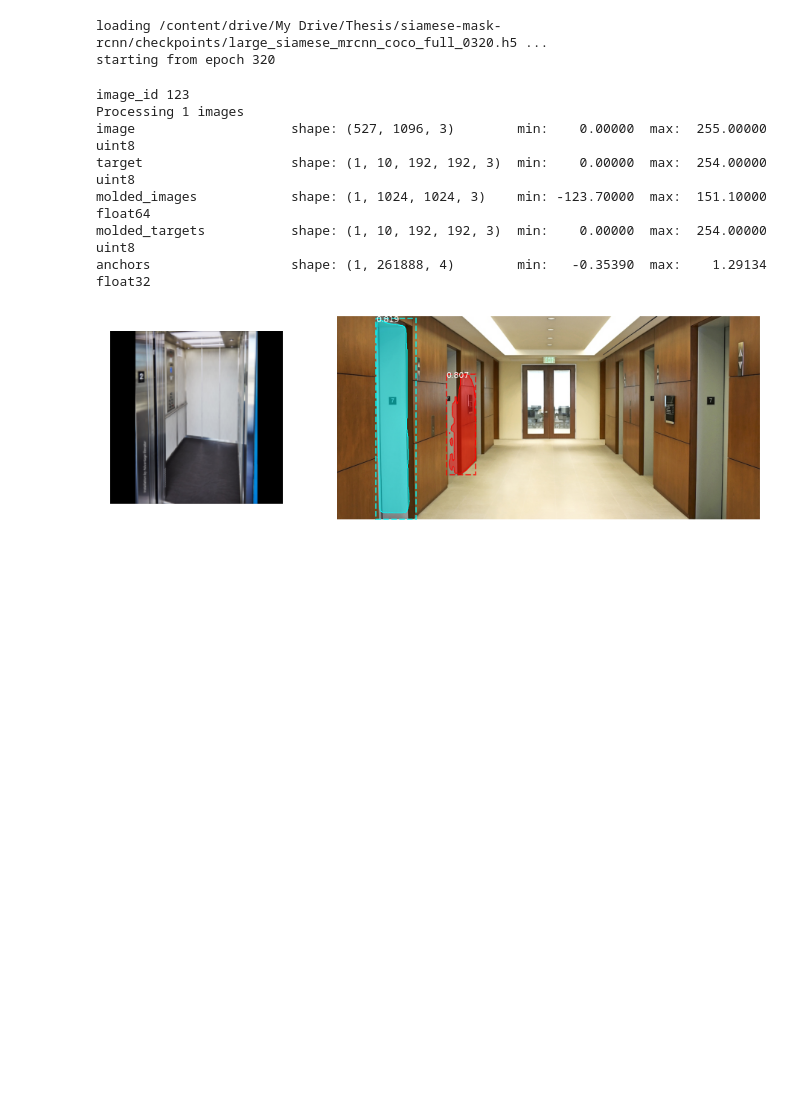
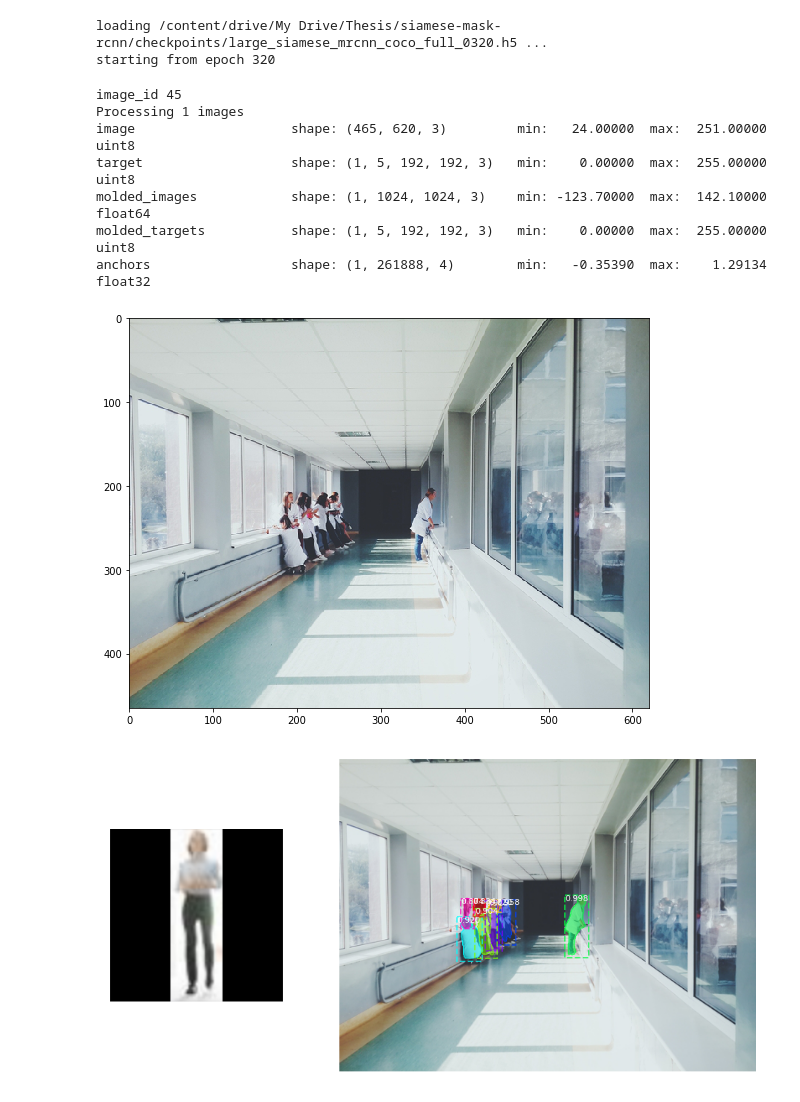
Before and after one commit to IFV/siamese-mask-rcnn, a Jupyter notebook: packagebuddy_evaluate.ipynb, the cells around one changed output. Cells and saved outputs as stored; diff of their text form; code cells hidden in the pictures; blank space fills up the shorter version.

```diff
--- a/packagebuddy_evaluate.ipynb
+++ b/packagebuddy_evaluate.ipynb
@@ -80,7 +80,7 @@ Done (t=0.02s)
 creating index...
 index created!
 # %%
-queryset.ACTIVE_CLASSES = novel_classes # set this param for which classes to evaluate on
+queryset.ACTIVE_CLASSES = all_classes # set this param for which classes to evaluate on
 # %% [markdown]
 ### Model
 # %%
@@ -212,7 +212,7 @@ siamese_utils.evaluate_dataset(model, queryset, coco_object, eval_type="bbox",
 # %% [markdown]
 ### Visualization
 # %%
-config.NUM_TARGETS = 10
+config.NUM_TARGETS = 5
 
 # Create model object in inference mode.
 model = siamese_model.SiameseMaskRCNN(mode="inference", model_dir=MODEL_DIR, config=config)
@@ -221,36 +221,49 @@ model.load_checkpoint(checkpoint, training_schedule=train_schedule)
 loading /content/drive/My Drive/Thesis/siamese-mask-rcnn/checkpoints/large_siamese_mrcnn_coco_full_0320.h5 ...
 starting from epoch 320
 # %%
-import cv2
+from skimage import io
 # Select category
 # classes = person, chair, couch, door, desk, elevator
 #              1      2      3     4     5       6
-category = 6
+category = 1
 image_id = np.random.choice(queryset.category_image_index[category])
 
-# Load reference image
+# Load reference images
 ref_images = []
 for i in range(config.NUM_TARGETS):
     ref_image = siamese_utils.get_one_target(category, queryset, config)
     ref_images.append(ref_image)
 
-# Load query image
+# Load query image from test set
 query_image = queryset.load_image(image_id)
 print("image_id", image_id)
 
+# Load logitech c270 cam image
+query_image1 = io.imread("/content/drive/My Drive/Thesis/siamese-mask-rcnn/data/logitech-c270/cam_01.jpg")
+query_image2 = io.imread("/content/drive/My Drive/Thesis/siamese-mask-rcnn/data/logitech-c270/cam_04.jpg")
+query_image3 = io.imread("/content/drive/My Drive/Thesis/siamese-mask-rcnn/data/logitech-c270/cam_07.jpg")
+query_image4 = io.imread("/content/drive/My Drive/Thesis/siamese-mask-rcnn/data/logitech-c270/cam_11.jpg")
+query_image5 = io.imread("/content/drive/My Drive/Thesis/siamese-mask-rcnn/data/logitech-c270/cam_14.jpg")
+query_image6 = io.imread("/content/drive/My Drive/Thesis/siamese-mask-rcnn/data/logitech-c270/cam_16.jpg")
+query_images = [query_image1, query_image2, query_image3, query_image4, query_image5]
+# print("camera image")
+
 # Run detection
-results = model.detect_category(category=6, targets=[ref_images], images=[query_image], verbose=1)
+results = model.detect_category(category=category, targets=[ref_images], images=[query_image], verbose=1)
 r = results[0]
 
 # Display results
-# cv2.imshow(query_image)
-siamese_utils.display_results(ref_images[0], query_image, r['rois'], r['masks'], r['class_ids'], r['scores'])
+io.imshow(query_image)
+io.show()
+for j in range(config.NUM_TARGETS):
+    siamese_utils.display_results(ref_images[j], query_image, r['rois'], r['masks'], r['class_ids'], r['scores'])
 # %% [output]
-image_id 123
+image_id 45
 Processing 1 images
-image                    shape: (527, 1096, 3)        min:    0.00000  max:  255.00000  uint8
-target                   shape: (1, 10, 192, 192, 3)  min:    0.00000  max:  254.00000  uint8
-molded_images            shape: (1, 1024, 1024, 3)    min: -123.70000  max:  151.10000  float64
-molded_targets           shape: (1, 10, 192, 192, 3)  min:    0.00000  max:  254.00000  uint8
+image                    shape: (465, 620, 3)         min:   24.00000  max:  251.00000  uint8
+target                   shape: (1, 5, 192, 192, 3)   min:    0.00000  max:  255.00000  uint8
+molded_images            shape: (1, 1024, 1024, 3)    min: -123.70000  max:  142.10000  float64
+molded_targets           shape: (1, 5, 192, 192, 3)   min:    0.00000  max:  255.00000  uint8
 anchors                  shape: (1, 261888, 4)        min:   -0.35390  max:    1.29134  float32
-[figure, old version]
+[figure, new version]
+[figure, added]
```
Also changed, not shown: parts of 4 cells of this notebook.
